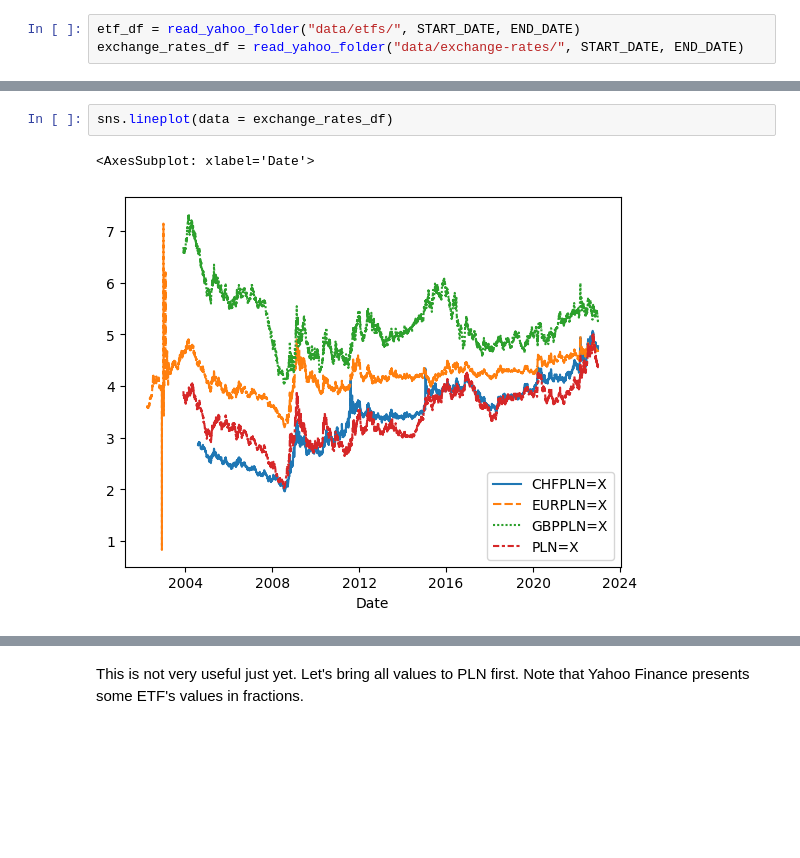
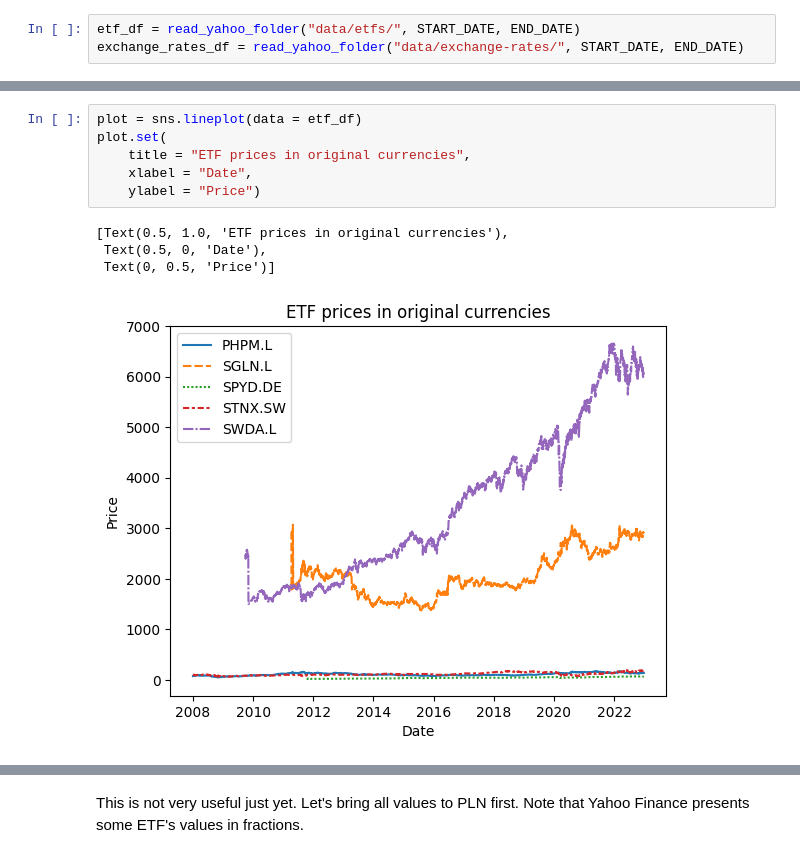
Before and after one commit to michaltkaczyk/etf-portfolio-optimisation, a Jupyter notebook: main.ipynb, the cells around one changed output, grey strips where cells are left out. Drawn from its saved outputs; the diff is of its cells as text; blank space fills up the shorter version.

```diff
--- a/main.ipynb
+++ b/main.ipynb
@@ -43,5 +38,11 @@ sns.lineplot(data = etf_df)
-# %%
-sns.lineplot(data = exchange_rates_df)
-# %% [output]
-<AxesSubplot: xlabel='Date'>
-[figure, removed]
+# %%
+plot = sns.lineplot(data = etf_df)
+plot.set(
+    title = "ETF prices in original currencies",
+    xlabel = "Date",
+    ylabel = "Price")
+# %% [output]
+[Text(0.5, 1.0, 'ETF prices in original currencies'),
+ Text(0.5, 0, 'Date'),
+ Text(0, 0.5, 'Price')]
+[figure, added]
```
Also changed, not shown: parts of 4 cells of this notebook.
